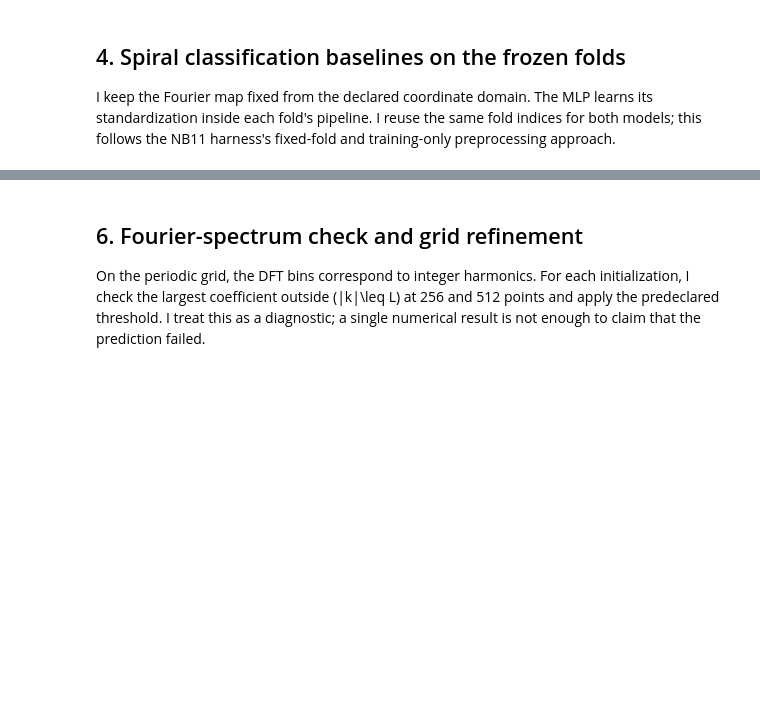
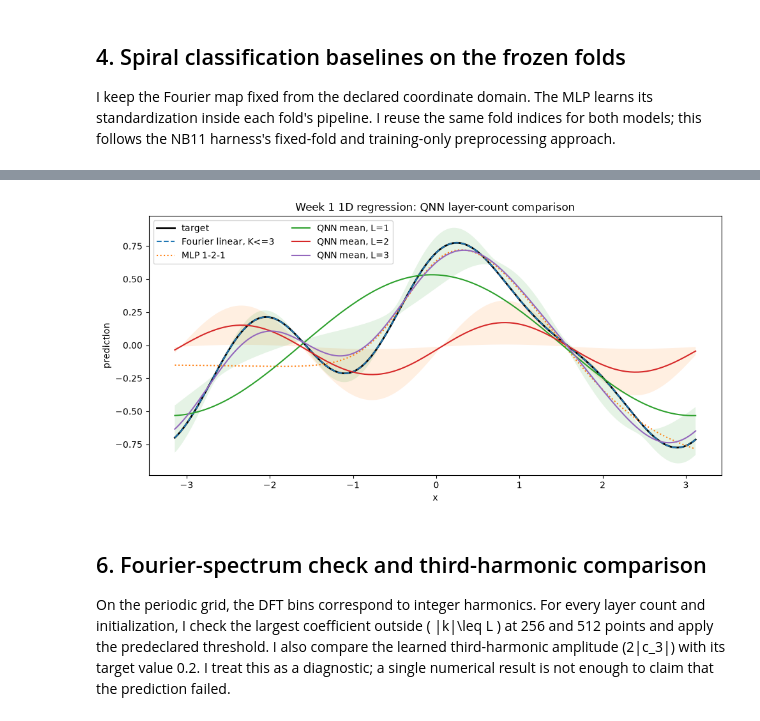
Before and after one commit to RMHamzaArif89/QML-qnn-fourier-spectrum, a Jupyter notebook: notebooks/week1_progress_review.ipynb, the cells around one changed output, grey strips where cells are left out. Cells and saved outputs as stored; diff of their text form; code cells hidden in the pictures; blank space fills up the shorter version.

Commit message:
Complete Week 1 QML progress review

```diff
--- a/notebooks/week1_progress_review.ipynb
+++ b/notebooks/week1_progress_review.ipynb
@@ -125,6 +125,7 @@ N_REG_1D = 128
 N_REG_2D = 2048
 N_SPIRAL_PER_CLASS = 1000
 N_QNN_LAYERS = 3
+QNN_LAYER_COUNTS = (1, 2, 3)
 QNN_INIT_SEEDS = tuple(range(5))
 QNN_MAX_STEPS = 1000
 QNN_LEARNING_RATE = 0.01
@@ -575,27 +627,20 @@ qnn_regression_runs
 # %%
-qnn_grid_predictions = np.stack(
-    [
-        qnn_1d_expectation(X_1d_grid, qnn_models[seed])
-        for seed in QNN_INIT_SEEDS
-    ]
-)
-qnn_grid_mean = qnn_grid_predictions.mean(axis=0)
-qnn_grid_sd = qnn_grid_predictions.std(axis=0, ddof=1)
+qnn_grid_predictions_by_layers = {
+    n_layers: np.stack(
+        [
+            qnn_1d_expectation(
+                X_1d_grid,
+                qnn_models[(n_layers, init_seed)],
+                n_layers,
+            )
+            for init_seed in QNN_INIT_SEEDS
+        ]
+    )
+    for n_layers in QNN_LAYER_COUNTS
+}
 
-qnn_summary = pd.DataFrame(
-    [
-        {
-            "task": "1D",
-            "model": f"QNN re-uploading, L={N_QNN_LAYERS}",
-            "trainable_parameters": 2 * N_QNN_LAYERS,
-            "dense_grid_mse_mean": qnn_regression_runs["dense_grid_mse"].mean(),
-            "dense_grid_mse_sd": qnn_regression_runs["dense_grid_mse"].std(ddof=1),
-            "initializations": len(QNN_INIT_SEEDS),
-        }
-    ]
-)
-
-fig, ax = plt.subplots(figsize=(9, 4))
+qnn_summary_rows = []
+fig, ax = plt.subplots(figsize=(10, 5))
 ax.plot(x_1d_grid, y_1d_grid, color="black", linewidth=2, label="target")
 ax.plot(
     x_1d_grid,
@@ -604,16 +649,35 @@ ax.plot(
     label="Fourier linear, K<=3",
 )
 ax.plot(x_1d_grid, predictions_1d["MLP 1-2-1"], linestyle=":", label="MLP 1-2-1")
-ax.plot(x_1d_grid, qnn_grid_mean, label=f"QNN mean, L={N_QNN_LAYERS}")
-ax.fill_between(
-    x_1d_grid,
-    qnn_grid_mean - qnn_grid_sd,
-    qnn_grid_mean + qnn_grid_sd,
-    alpha=0.18,
-    label="QNN +/- 1 initialization SD",
-)
-ax.set(title="Week 1 1D regression comparison", xlabel="x", ylabel="prediction")
+
+for n_layers, predictions in qnn_grid_predictions_by_layers.items():
+    mean_prediction = predictions.mean(axis=0)
+    sd_prediction = predictions.std(axis=0, ddof=1)
+    run_rows = qnn_regression_runs.query("layers == @n_layers")
+    qnn_summary_rows.append(
+        {
+            "task": "1D",
+            "layers": n_layers,
+            "model": f"QNN re-uploading, L={n_layers}",
+            "trainable_parameters": 2 * n_layers,
+            "dense_grid_mse_mean": run_rows["dense_grid_mse"].mean(),
+            "dense_grid_mse_sd": run_rows["dense_grid_mse"].std(ddof=1),
+            "initializations": len(QNN_INIT_SEEDS),
+        }
+    )
+    ax.plot(x_1d_grid, mean_prediction, label=f"QNN mean, L={n_layers}")
+    ax.fill_between(
+        x_1d_grid,
+        mean_prediction - sd_prediction,
+        mean_prediction + sd_prediction,
+        alpha=0.12,
+    )
+
+qnn_summary = pd.DataFrame(qnn_summary_rows)
+ax.set(title="Week 1 1D regression: QNN layer-count comparison", xlabel="x", ylabel="prediction")
 ax.legend(ncol=2)
 fig.tight_layout()
+fig.savefig(OUTPUT_DIR / "qnn_1d_layer_comparison.png", dpi=180, bbox_inches="tight")
 
 display(pd.concat([regression_summary.query("task == '1D'"), qnn_summary], ignore_index=True))
+# %% [output]
@@ -620,7 +690,8 @@ display(pd.concat([regression_summary.query("task == '1D'"), qnn_summary], ignor
+[figure, added]
 # %% [markdown]
-## 6. Fourier-spectrum check and grid refinement
+## 6. Fourier-spectrum check and third-harmonic comparison
 
-On the periodic grid, the DFT bins correspond to integer harmonics. For each initialization, I check the largest coefficient outside \(|k|\leq L\) at 256 and 512 points and apply the predeclared threshold. I treat this as a diagnostic; a single numerical result is not enough to claim that the prediction failed.
+On the periodic grid, the DFT bins correspond to integer harmonics. For every layer count and initialization, I check the largest coefficient outside \( |k|\leq L \) at 256 and 512 points and apply the predeclared threshold. I also compare the learned third-harmonic amplitude \(2|c_3|\) with its target value 0.2. I treat this as a diagnostic; a single numerical result is not enough to claim that the prediction failed.
 # %%
 def shifted_dft(values):
     values = np.asarray(values, dtype=float).reshape(-1)
```
Also changed, not shown: parts of 16 cells of this notebook, 20 other files.
